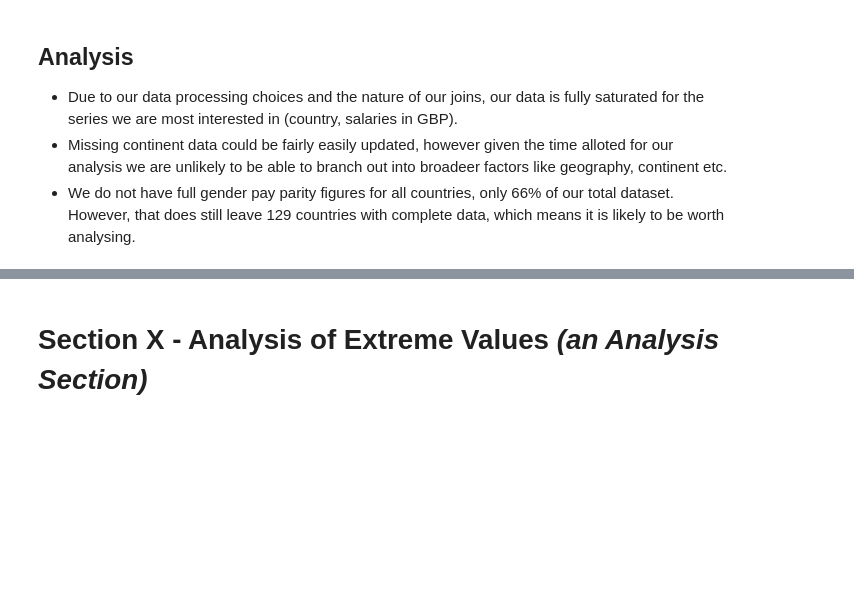
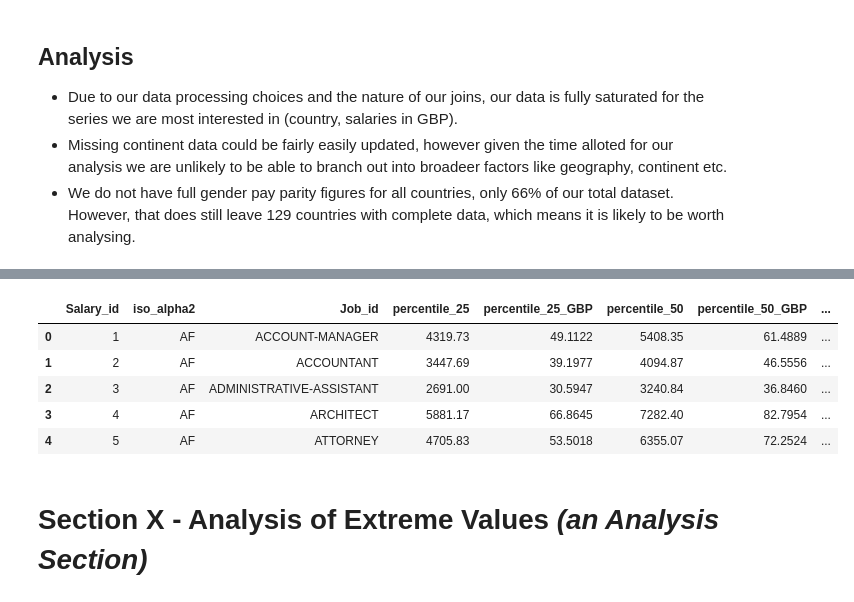
Before and after one commit to Tatiana-Ngamba/The-GitGirls-Collective-group-7, a Jupyter notebook: GLOBAL IT SALARY ANALYSIS - Notebook Part 2 (Data Analysis).ipynb, the cells around one changed output, grey strips where cells are left out. Cells and saved outputs as stored; diff of their text form; code cells hidden in the pictures; blank space fills up the shorter version.

```diff
--- a/GLOBAL IT SALARY ANALYSIS - Notebook Part 2 (Data Analysis).ipynb
+++ b/GLOBAL IT SALARY ANALYSIS - Notebook Part 2 (Data Analysis).ipynb
@@ -383,3 +585,14 @@ print(f"There are {missing_gender_pay} countries without gender pay parity figur
+# %%
+# Run the following code to see that the outlier value corresponds to Afghanistan, when carrying out further analysis in regards to pay parity Afghanistan value must be dropped
+top_lowest_countries = SQL_all_df.nsmallest(n=5, columns='gender_Pay')
+top_lowest_countries
+# %% [output]
+|  | Salary_id | iso_alpha2 | Job_id | percentile_25 | percentile_25_GBP | percentile_50 | percentile_50_GBP | ... |
+| 0 | 1 | AF | ACCOUNT-MANAGER | 4319.73 | 49.1122 | 5408.35 | 61.4889 | ... |
+| 1 | 2 | AF | ACCOUNTANT | 3447.69 | 39.1977 | 4094.87 | 46.5556 | ... |
+| 2 | 3 | AF | ADMINISTRATIVE-ASSISTANT | 2691.00 | 30.5947 | 3240.84 | 36.8460 | ... |
+| 3 | 4 | AF | ARCHITECT | 5881.17 | 66.8645 | 7282.40 | 82.7954 | ... |
+| 4 | 5 | AF | ATTORNEY | 4705.83 | 53.5018 | 6355.07 | 72.2524 | ... |
 # %% [markdown]
 # Section X - Analysis of Extreme Values _(an Analysis Section)_
 # %% [markdown]
```
Also changed, not shown: parts of 38 cells of this notebook.
